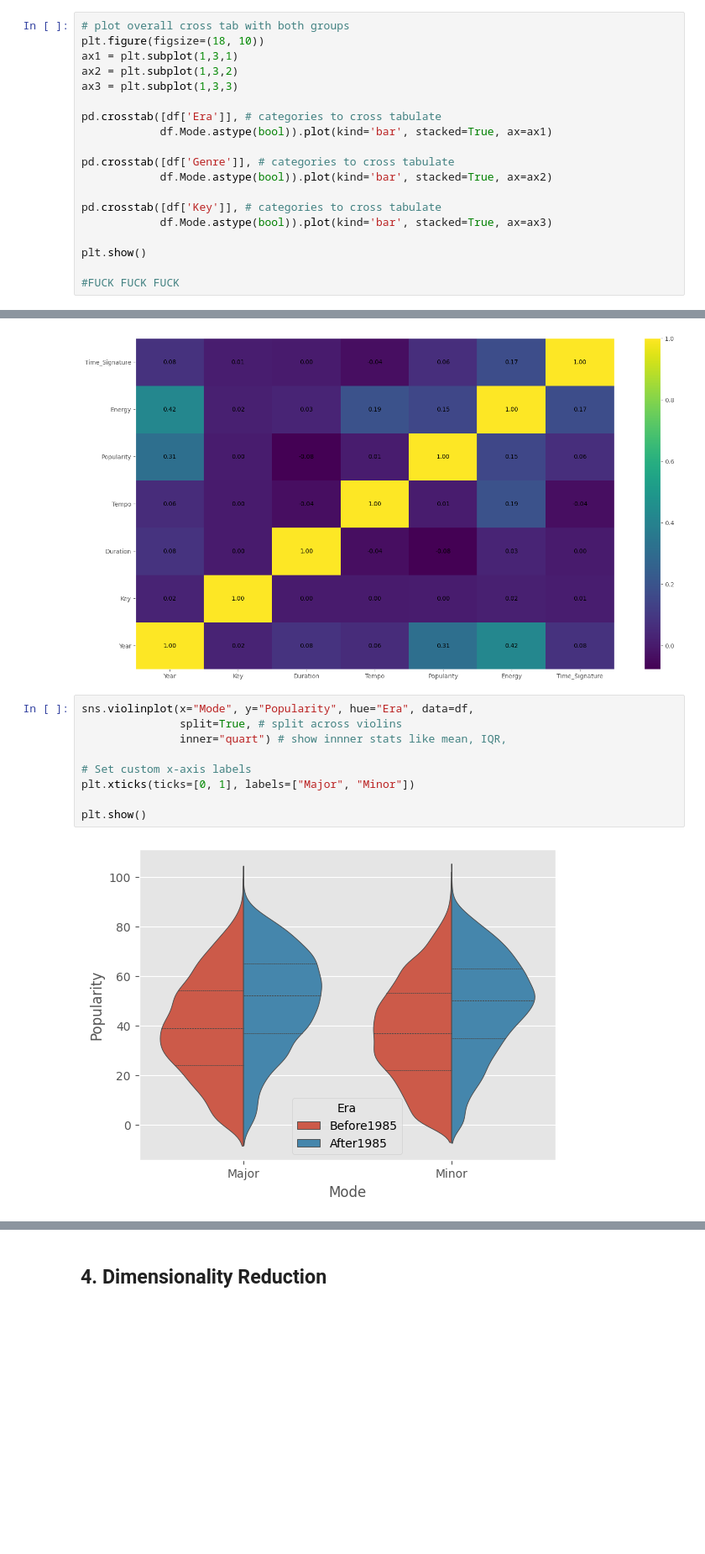
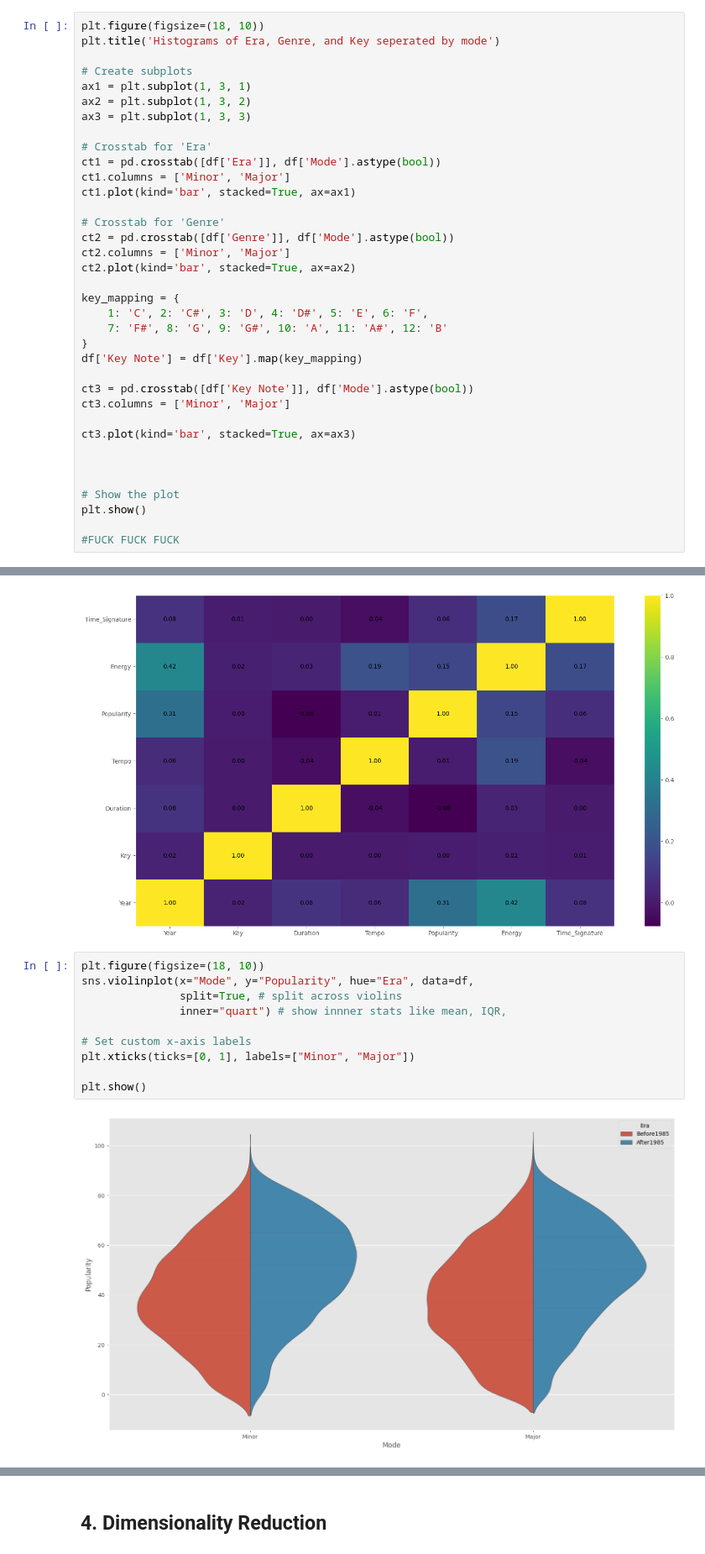
Before and after one commit to bonitadavis/ML-Lab-1, a Jupyter notebook: Lab1.ipynb, the cells around one changed output, grey strips where cells are left out. Shown at 84% size. Saved outputs shown, nothing was run; the diff lists cells and outputs as text; blank space fills up the shorter version.

Commit message:
Final plots added

```diff
--- a/Lab1.ipynb
+++ b/Lab1.ipynb
@@ -351,21 +321,38 @@ plt.show()
 # %% [markdown]
 This plot depicts the number of songs in each genre and era by mode (major or minor). This dataset consists of mainly pop songs, considering that it contains nearly 2500 pop songs from before 1982 and nearly 1250 pop songs from after 1982. These two statistics make up the highest and 2nd highest number of songs in the dataset. Rap music from before 1982 has the lowest number of songs, and disco music after 1982 has the second lowest number of songs. Additionally, this plot shows that the majority of songs are in a major key rather than a minor key.
 # %%
-# plot overall cross tab with both groups
 plt.figure(figsize=(18, 10))
-ax1 = plt.subplot(1,3,1)
-ax2 = plt.subplot(1,3,2)
-ax3 = plt.subplot(1,3,3)
+plt.title('Histograms of Era, Genre, and Key seperated by mode')
 
-pd.crosstab([df['Era']], # categories to cross tabulate
-            df.Mode.astype(bool)).plot(kind='bar', stacked=True, ax=ax1)
+# Create subplots
+ax1 = plt.subplot(1, 3, 1)
+ax2 = plt.subplot(1, 3, 2)
+ax3 = plt.subplot(1, 3, 3)
 
-pd.crosstab([df['Genre']], # categories to cross tabulate
-            df.Mode.astype(bool)).plot(kind='bar', stacked=True, ax=ax2)
+# Crosstab for 'Era'
+ct1 = pd.crosstab([df['Era']], df['Mode'].astype(bool))
+ct1.columns = ['Minor', 'Major']
+ct1.plot(kind='bar', stacked=True, ax=ax1)
 
-pd.crosstab([df['Key']], # categories to cross tabulate
-            df.Mode.astype(bool)).plot(kind='bar', stacked=True, ax=ax3)
+# Crosstab for 'Genre'
+ct2 = pd.crosstab([df['Genre']], df['Mode'].astype(bool))
+ct2.columns = ['Minor', 'Major']
+ct2.plot(kind='bar', stacked=True, ax=ax2)
 
+key_mapping = {
+    1: 'C', 2: 'C#', 3: 'D', 4: 'D#', 5: 'E', 6: 'F',
+    7: 'F#', 8: 'G', 9: 'G#', 10: 'A', 11: 'A#', 12: 'B'
+}
+df['Key Note'] = df['Key'].map(key_mapping)
+
+ct3 = pd.crosstab([df['Key Note']], df['Mode'].astype(bool))
+ct3.columns = ['Minor', 'Major']
+
+ct3.plot(kind='bar', stacked=True, ax=ax3)
+
+
+
+# Show the plot
 plt.show()
 
 #FUCK FUCK FUCK
@@ -405,15 +392,16 @@ plt.show()
 # %% [output]
 [figure]
 # %%
+plt.figure(figsize=(18, 10))
 sns.violinplot(x="Mode", y="Popularity", hue="Era", data=df,
                split=True, # split across violins
                inner="quart") # show innner stats like mean, IQR,
 
 # Set custom x-axis labels
-plt.xticks(ticks=[0, 1], labels=["Major", "Minor"])
+plt.xticks(ticks=[0, 1], labels=["Minor", "Major"])
 
 plt.show()
 # %% [output]
-[figure, old version]
+[figure, new version]
 # %%
 # let's break up the age variable into a discrete new variable
```
Also changed, not shown: parts of 13 cells of this notebook.
